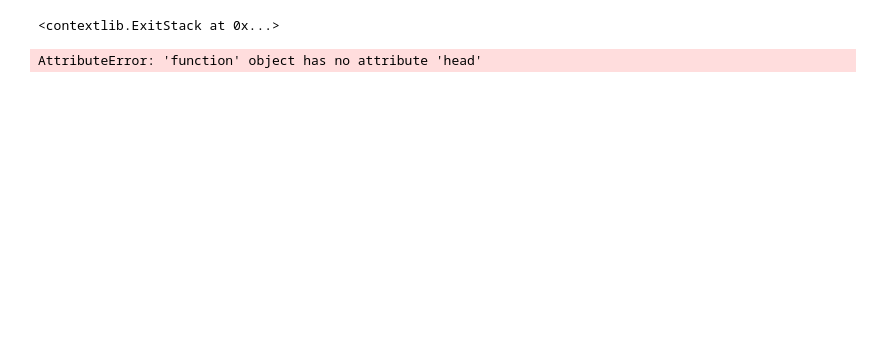
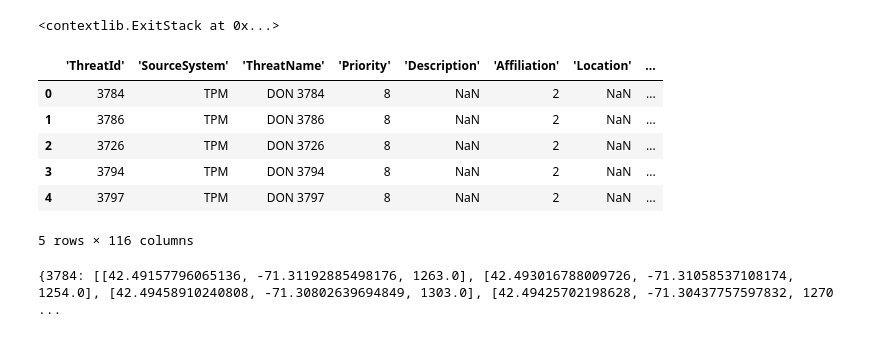
Before and after one commit to umenyioraj/NSIN-ML-drone-detector, a Jupyter notebook: Graphs/AllDataGraph.ipynb, the cells around one changed output. Saved outputs shown, nothing was run; the diff lists cells and outputs as text; code cells hidden in the pictures; blank space fills up the shorter version.

Commit message:
Updated AllDataGraphs, parsed data and is ready for plotting

```diff
--- a/Graphs/AllDataGraph.ipynb
+++ b/Graphs/AllDataGraph.ipynb
@@ -19,12 +19,18 @@ plt.ion()
 <contextlib.ExitStack at 0x...>
 # %%
 def load_AllOfTheData():
-    df = pd.read_csv('../datasets/AllOfTheData.csv')
+    df = pd.read_csv('../Parsing/CSVDATAWITHDT.txt')
 
     return df
 # %%
-data = load_AllOfTheData
+data = load_AllOfTheData()
 
 data.head()
 # %% [output]
+|  | 'ThreatId' | 'SourceSystem' | 'ThreatName' | 'Priority' | 'Description' | 'Affiliation' | 'Location' | ... |
+| 0 | 3784 | TPM | DON 3784 | 8 | NaN | 2 | NaN | ... |
+| 1 | 3786 | TPM | DON 3786 | 8 | NaN | 2 | NaN | ... |
+| 2 | 3726 | TPM | DON 3726 | 8 | NaN | 2 | NaN | ... |
+| 3 | 3794 | TPM | DON 3794 | 8 | NaN | 2 | NaN | ... |
+| 4 | 3797 | TPM | DON 3797 | 8 | NaN | 2 | NaN | ... |
-AttributeError: 'function' object has no attribute 'head'
+5 rows × 116 columns
@@ -30,0 +50,21 @@ AttributeError: 'function' object has no attribute 'head'
+# %%
+Threats = {}
+for i, threat_num in enumerate(ThreatId):
+    latitude = Latitude[i]
+    longitude = Longitude[i]
+    altitude = Altitude[i]
+
+    new_coordinate = [latitude , longitude, altitude]
+
+    if threat_num in Threats:
+        if new_coordinate not in Threats[threat_num]:
+            Threats[threat_num].append(new_coordinate)
+
+    else:
+        Threats[threat_num] = [new_coordinate]
+
+
+
+print(Threats)
+# %% [output]
+{3784: [[42.49157796065136, -71.31192885498176, 1263.0], [42.493016788009726, -71.31058537108174, 1254.0], [42.49458910240808, -71.30802639694849, 1303.0], [42.49425702198628, -71.30437757597832, 1270 ...
```
Also changed, not shown: parts of 3 cells of this notebook.
